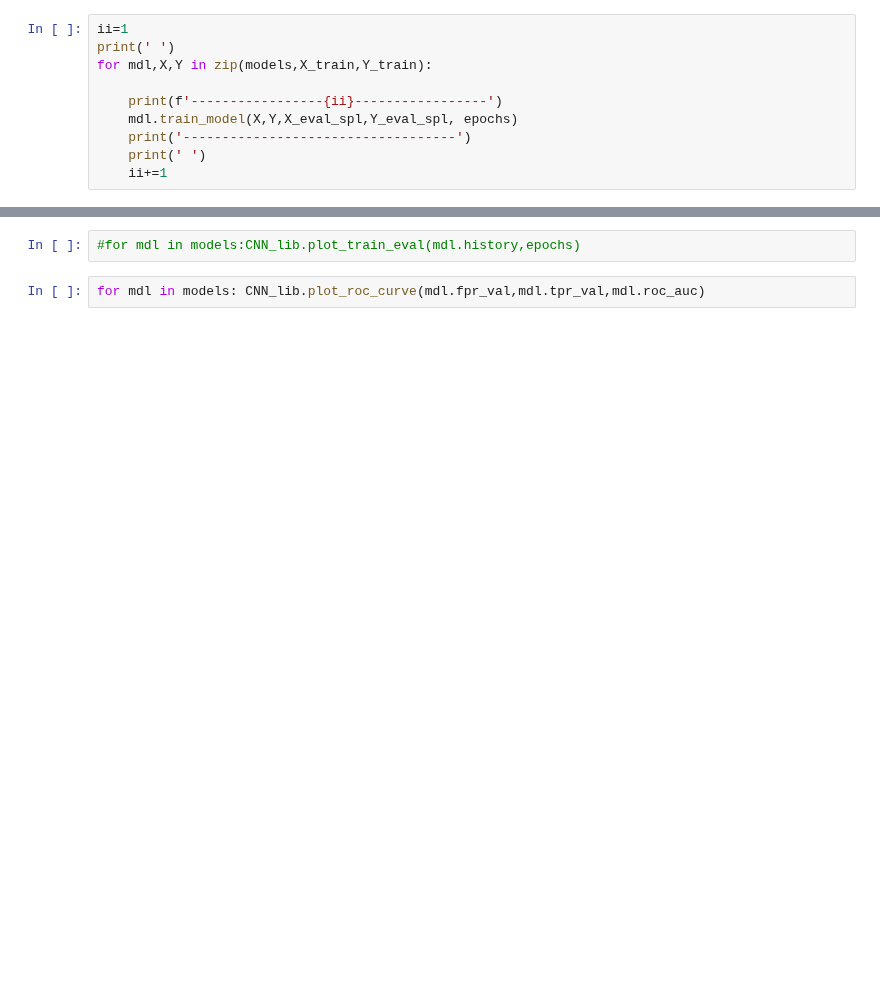
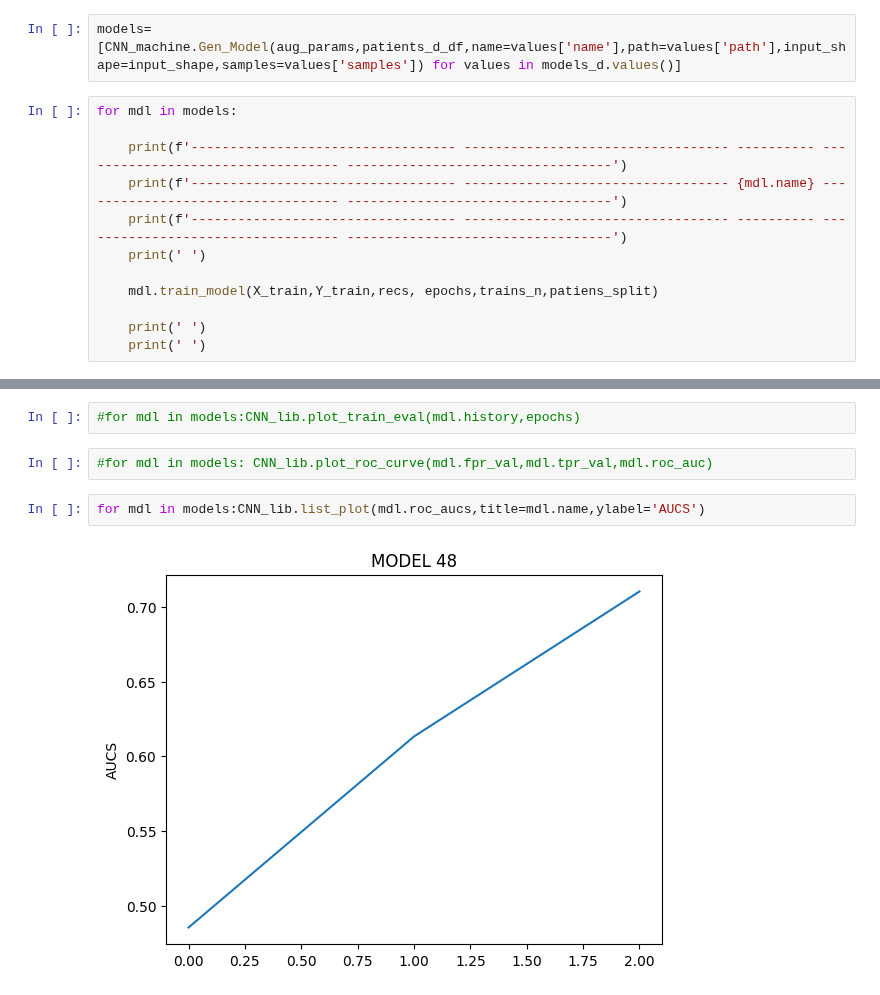
Before and after one commit to DanPinGar/python-machine-learning, a Jupyter notebook: emboendo_ML/embo_CNN_lab/CNN_lab_AUC_VS_SAMPLES.ipynb, the cells around one changed output, grey strips where cells are left out. Drawn from its saved outputs; the diff is of its cells as text; blank space fills up the shorter version.

```diff
--- a/emboendo_ML/embo_CNN_lab/CNN_lab_AUC_VS_SAMPLES.ipynb
+++ b/emboendo_ML/embo_CNN_lab/CNN_lab_AUC_VS_SAMPLES.ipynb
@@ -109,10 +101,14 @@ models=[CNN_machine.Gen_Model(input_shape,pp) for pp in check_points_p]
-# %%
-ii=1
-print(' ')
-for mdl,X,Y in zip(models,X_train,Y_train):
-
-    print(f'-----------------{ii}-----------------')
-    mdl.train_model(X,Y,X_eval_spl,Y_eval_spl, epochs)
-    print('-----------------------------------')
-    print(' ')
-    ii+=1
+# %%
+models=[CNN_machine.Gen_Model(aug_params,patients_d_df,name=values['name'],path=values['path'],input_shape=input_shape,samples=values['samples']) for values in models_d.values()]
+# %%
+for mdl in models:
+
+    print(f'---------------------------------- ---------------------------------- ---------- ---------------------------------- ----------------------------------')
+    print(f'---------------------------------- ---------------------------------- {mdl.name} ---------------------------------- ----------------------------------')
+    print(f'---------------------------------- ---------------------------------- ---------- ---------------------------------- ----------------------------------')
+    print(' ')
+
+    mdl.train_model(X_train,Y_train,recs, epochs,trains_n,patiens_split)
+
+    print(' ')
+    print(' ')
@@ -119,4 +293,8 @@ for mdl,X,Y in zip(models,X_train,Y_train):
 # %%
 #for mdl in models:CNN_lib.plot_train_eval(mdl.history,epochs)
 # %%
-for mdl in models: CNN_lib.plot_roc_curve(mdl.fpr_val,mdl.tpr_val,mdl.roc_auc)
+#for mdl in models: CNN_lib.plot_roc_curve(mdl.fpr_val,mdl.tpr_val,mdl.roc_auc)
+# %%
+for mdl in models:CNN_lib.list_plot(mdl.roc_aucs,title=mdl.name,ylabel='AUCS')
+# %% [output]
+[figure, added]
```
Also changed, not shown: parts of 25 cells of this notebook, 6 other files.
